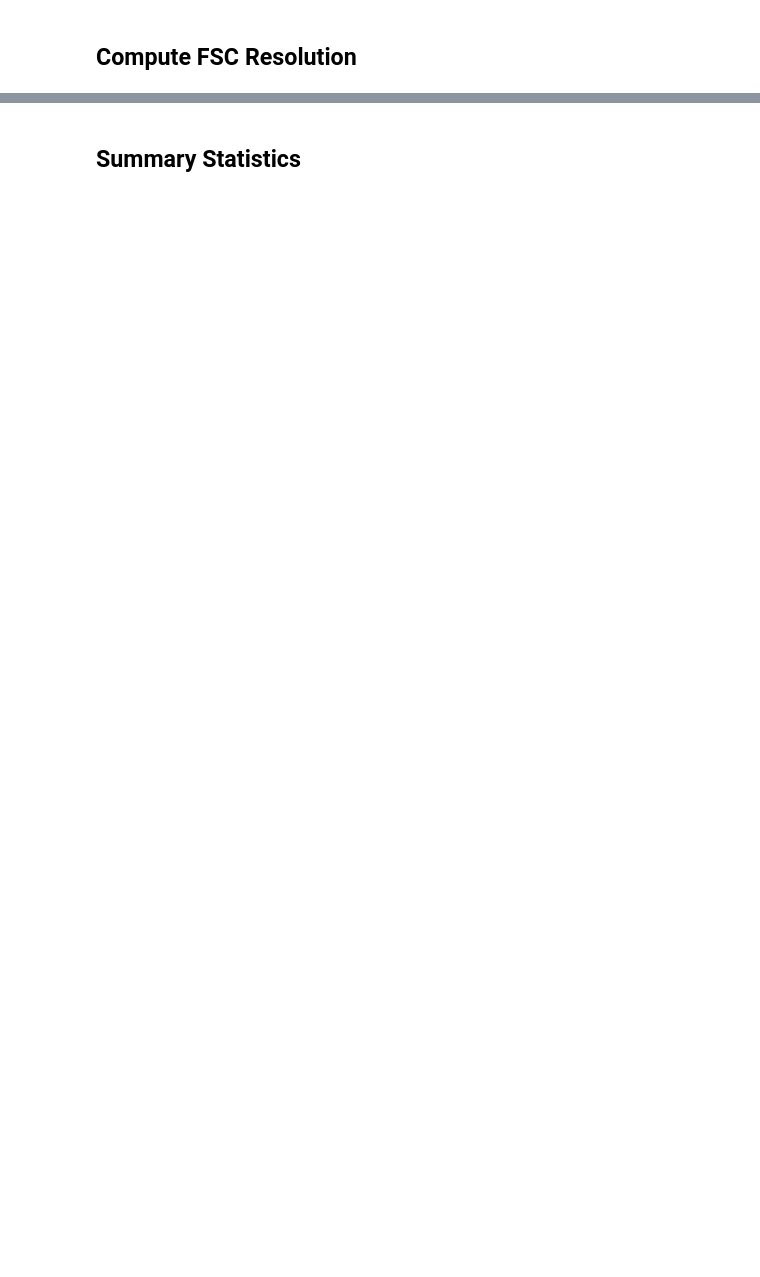
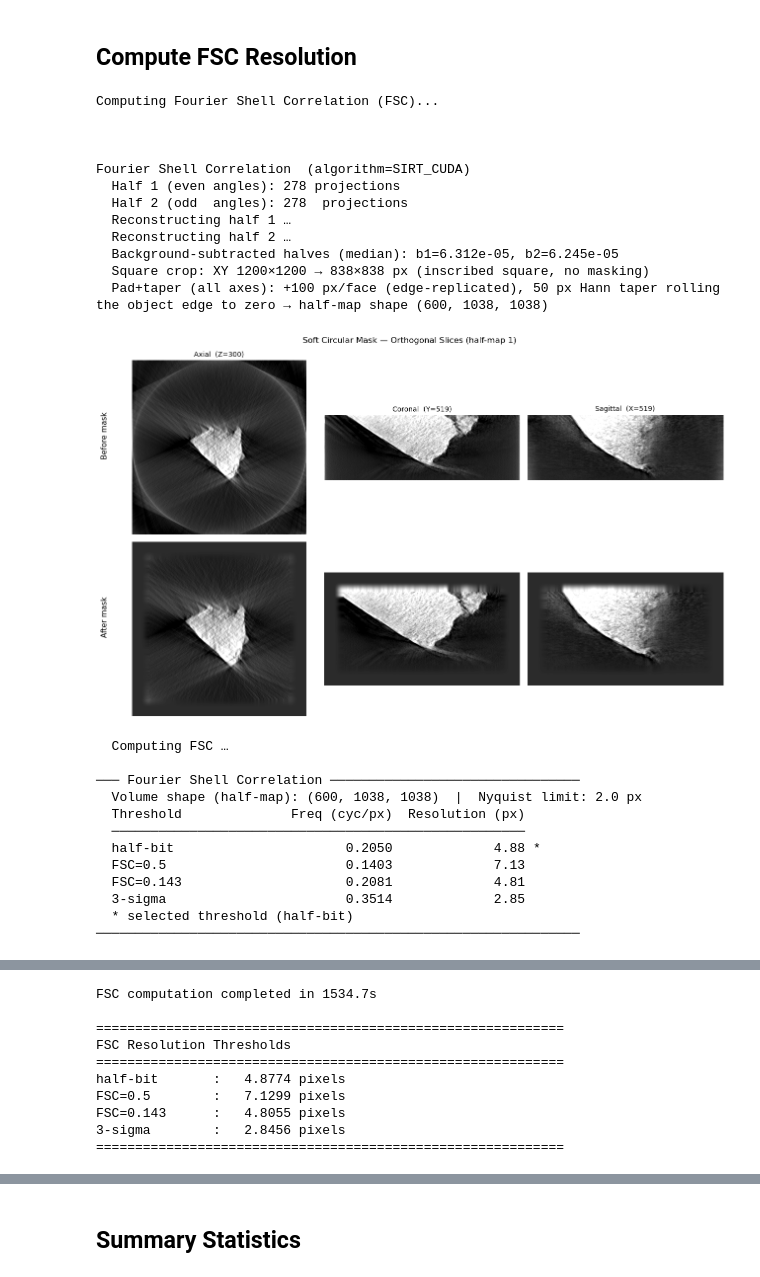
Before and after one commit to levijh1/TomoMono, a Jupyter notebook: debug_FSC_resolution.ipynb, the cells around one changed output, grey strips where cells are left out. Drawn from its saved outputs; the diff is of its cells as text; code cells hidden in the pictures; blank space fills up the shorter version.

```diff
--- a/debug_FSC_resolution.ipynb
+++ b/debug_FSC_resolution.ipynb
@@ -146,26 +151,55 @@ Using GPU-accelerated reconstruction, Algorithm:  SIRT_CUDA
 # %% [markdown]
 ## Compute FSC Resolution
+# %%
+pad_len=100
 # %%
 print('\nComputing Fourier Shell Correlation (FSC)...')
 t_start = time.time()
 fsc_curve, fsc_resolutions, fsc_freqs = tomo.fourier_shell_correlation(
     algorithm=alg,            # SIRT_CUDA — match the full reconstruction above
     plot=True,
     smooth_sigma=2.0,         # smooth the curve so the crossing is stable against noise dips
     crop_mode = 'square',
-    pad_length = 50,
+    pad_length = pad_len,
+    taper_length = pad_len//2,
     min_constraint=MinConstraint,  # match SIRT_CUDA_positivity: clip half-set recons to >= 0 each iter
 )
 elapsed = time.time() - t_start
 print(f'FSC computation completed in {elapsed:.1f}s')
 
 # Print resolution thresholds
 print('\n' + '='*60)
 print('FSC Resolution Thresholds')
 print('='*60)
 for threshold, resolution in fsc_resolutions.items():
     if resolution is not None:
         print(f'{threshold:15s}: {resolution:8.4f} pixels')
     else:
         print(f'{threshold:15s}: N/A (FSC never drops below threshold)')
 print('='*60)
+# %% [output]
+Computing Fourier Shell Correlation (FSC)...
+
+
+
+Fourier Shell Correlation  (algorithm=SIRT_CUDA)
+  Half 1 (even angles): 278 projections
+  Half 2 (odd  angles): 278  projections
+  Reconstructing half 1 …
+  Reconstructing half 2 …
+  Background-subtracted halves (median): b1=6.312e-05, b2=6.245e-05
+  Square crop: XY 1200×1200 → 838×838 px (inscribed square, no masking)
+  Pad+taper (all axes): +100 px/face (edge-replicated), 50 px Hann taper rolling the object edge to zero → half-map shape (600, 1038, 1038)
+[figure, added]
+  Computing FSC …
+
+─── Fourier Shell Correlation ────────────────────────────────
+  Volume shape (half-map): (600, 1038, 1038)  |  Nyquist limit: 2.0 px
+  Threshold              Freq (cyc/px)  Resolution (px)
+  ─────────────────────────────────────────────────────
+  half-bit                      0.2050             4.88 *
+  FSC=0.5                       0.1403             7.13
+  FSC=0.143                     0.2081             4.81
+  3-sigma                       0.3514             2.85
+  * selected threshold (half-bit)
+──────────────────────────────────────────────────────────────
@@ -172,3 +207,13 @@ print('='*60)
+FSC computation completed in 1534.7s
+
+============================================================
+FSC Resolution Thresholds
+============================================================
+half-bit       :   4.8774 pixels
+FSC=0.5        :   7.1299 pixels
+FSC=0.143      :   4.8055 pixels
+3-sigma        :   2.8456 pixels
+============================================================
 # %%
 print('\nComputing Fourier Shell Correlation (FSC)...')
 t_start = time.time()
```
Also changed, not shown: parts of 5 cells of this notebook, 5 other files.
